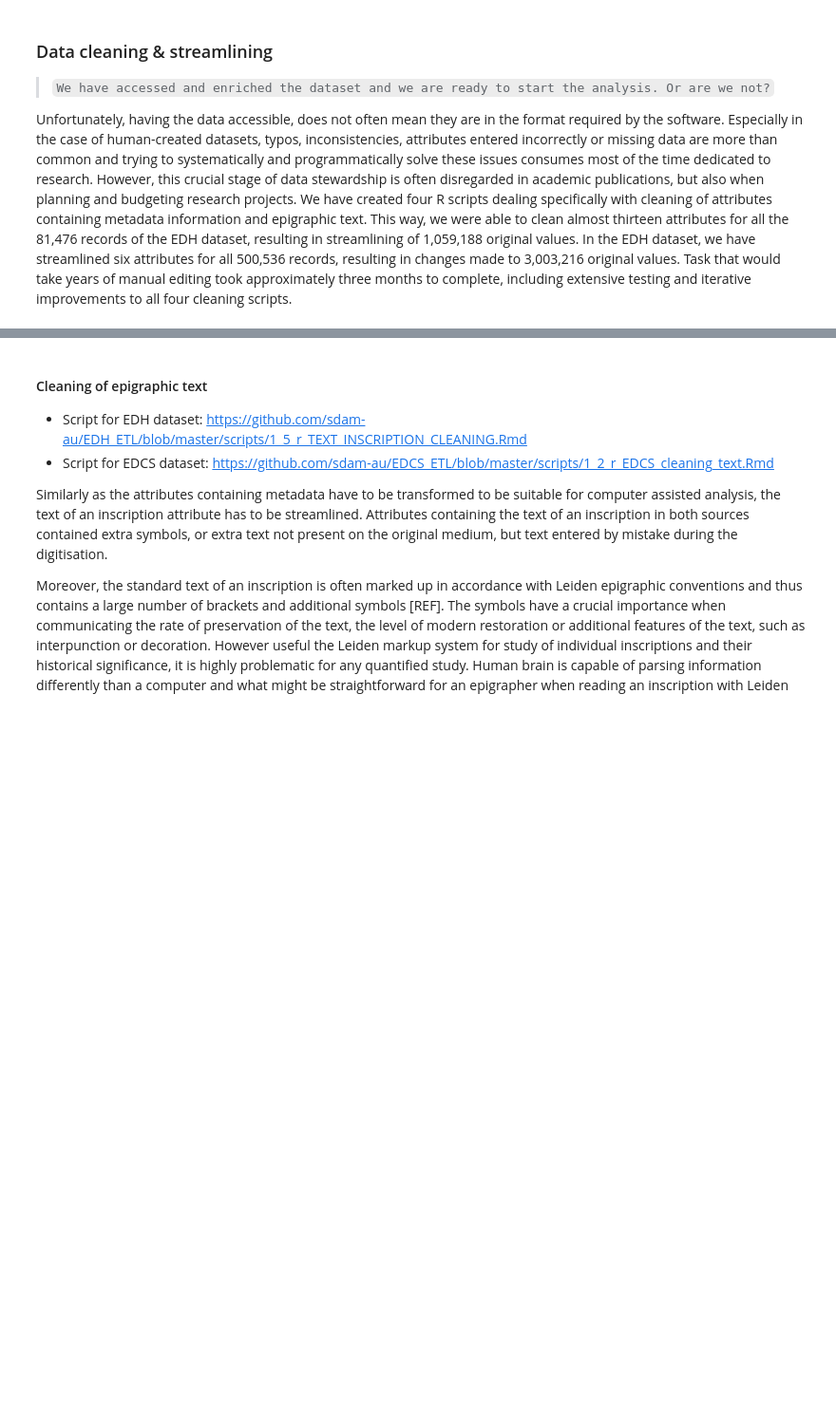
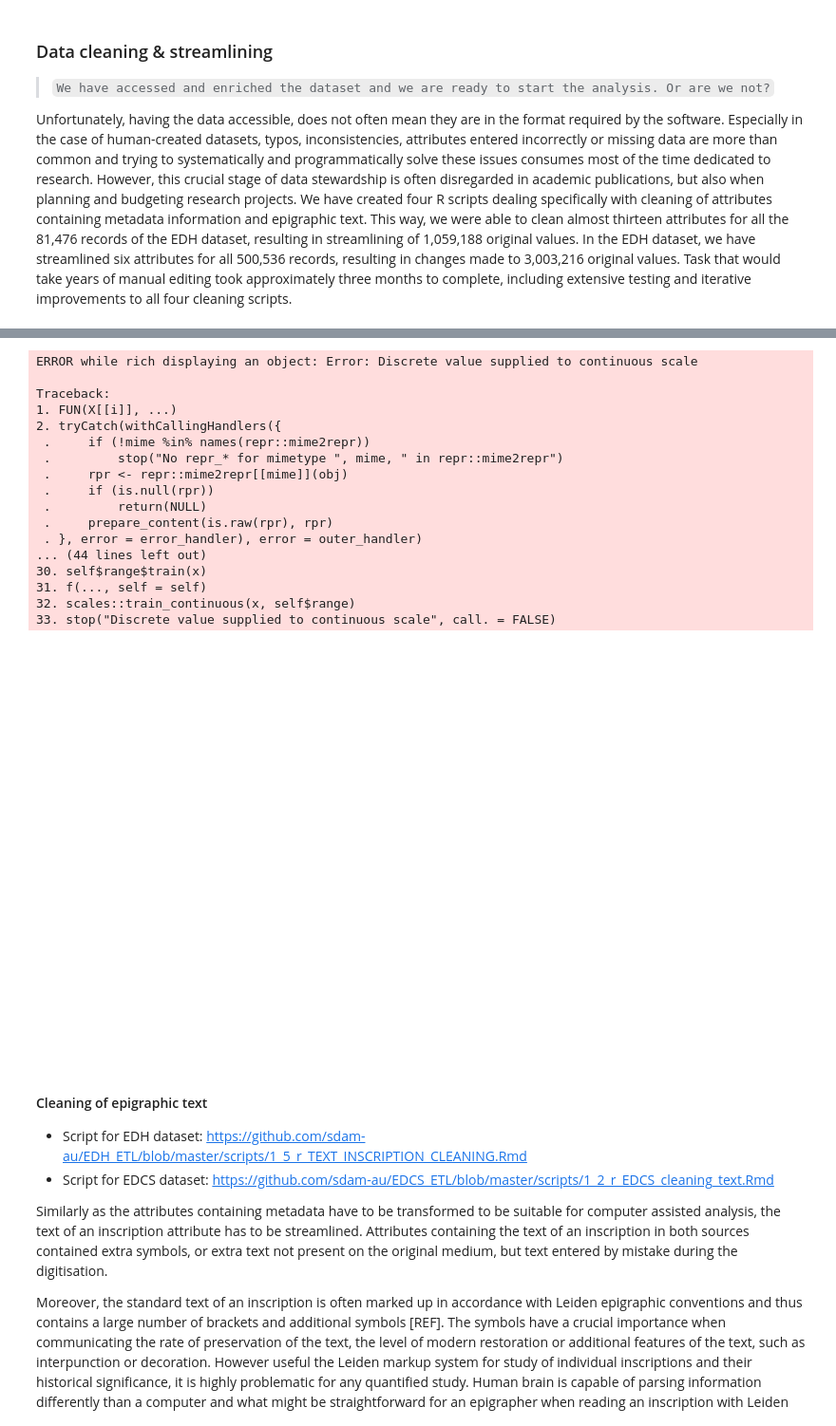
Before and after one commit to sdam-au/digital_epigraphy, a Jupyter notebook: scripts/1_data_hermeneutics_R_kernel.ipynb, the cells around one changed output, grey strips where cells are left out. Shown at 95% size. Saved outputs shown, nothing was run; the diff lists cells and outputs as text; code cells hidden in the pictures; blank space fills up the shorter version.

```diff
--- a/scripts/1_data_hermeneutics_R_kernel.ipynb
+++ b/scripts/1_data_hermeneutics_R_kernel.ipynb
@@ -432,0 +352,8 @@ A data.frame: 9 × 3
+# %%
+# Function to count decimal places
+
+decimalplaces <- function(x) {
+  x_str <- toString(x)
+  x_str<- str_split(x_str, "\\.")
+  nchar(x_str[[1]][2])
+}
@@ -491,3 +567,33 @@ The attribute `findspot_ancient` contained textual descriptions of the original
+# %%
+EDH<- EDH  %>%
+    separate(col = coordinates, into = c("latitude", "longitude"), sep = ",", remove = FALSE)
+
+loc_cert_EDH<- EDH  %>%
+    mutate(latitude_decim = map(EDH$latitude, decimalplaces))  %>%
+    mutate(longitude_decim = map(EDH$longitude, decimalplaces))  %>%
+    select(longitude_decim, latitude_decim, findspot_ancient_certainty)
+# %%
+loc_cert_EDH  %>%
+    ggplot(aes(x=findspot_ancient_certainty, y=longitude_decim)) + geom_point()
+# %% [output]
+ERROR while rich displaying an object: Error: Discrete value supplied to continuous scale
+
+Traceback:
+1. FUN(X[[i]], ...)
+2. tryCatch(withCallingHandlers({
+ .     if (!mime %in% names(repr::mime2repr))
+ .         stop("No repr_* for mimetype ", mime, " in repr::mime2repr")
+ .     rpr <- repr::mime2repr[[mime]](obj)
+ .     if (is.null(rpr))
+ .         return(NULL)
+ .     prepare_content(is.raw(rpr), rpr)
+ . }, error = error_handler), error = outer_handler)
+... (44 lines left out)
+30. self$range$train(x)
+31. f(..., self = self)
+32. scales::train_continuous(x, self$range)
+33. stop("Discrete value supplied to continuous scale", call. = FALSE)
+[figure, added]
 # %% [markdown]
 #### Cleaning of epigraphic text
 
```
Also changed, not shown: parts of 30 cells of this notebook, 1 other file.
